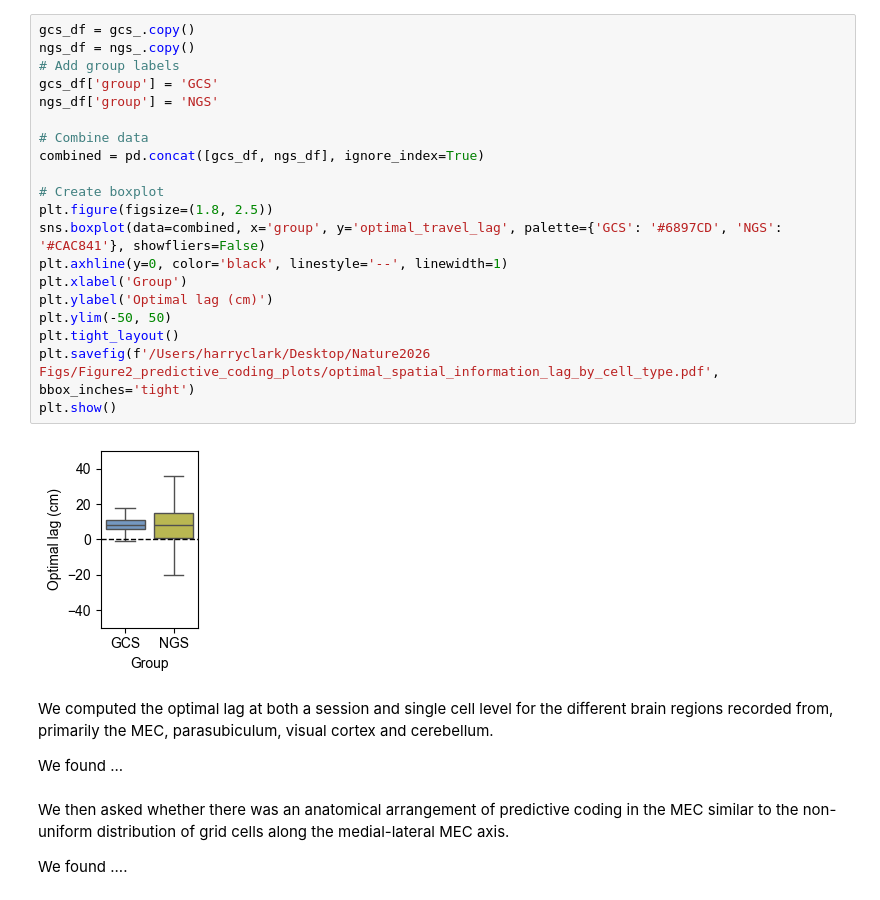
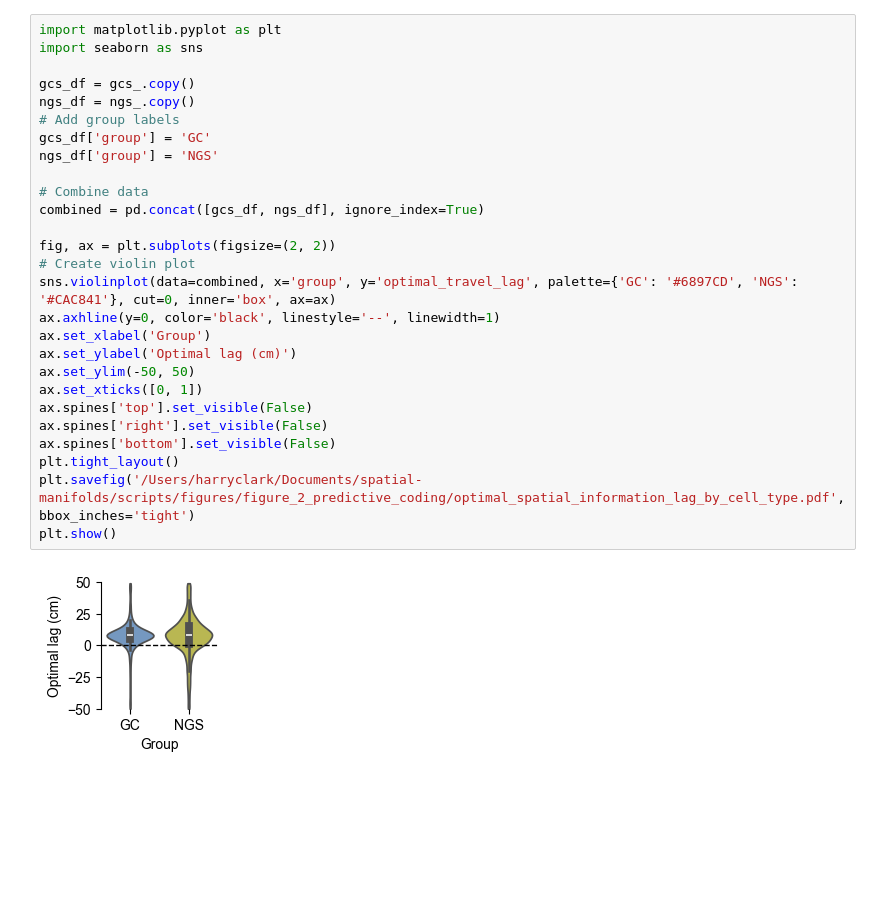
Before and after one commit to HDClark94/spatial-manifolds, a Jupyter notebook: scripts/figures/figure_2_predictive_coding/standard_versus_predictive_cell_classification.ipynb, the cells around one changed output. Drawn from its saved outputs; the diff is of its cells as text; blank space fills up the shorter version.

```diff
--- a/scripts/figures/figure_2_predictive_coding/standard_versus_predictive_cell_classification.ipynb
+++ b/scripts/figures/figure_2_predictive_coding/standard_versus_predictive_cell_classification.ipynb
@@ -178,30 +442,29 @@ plt.show()
 # %%
+import matplotlib.pyplot as plt
+import seaborn as sns
+
 gcs_df = gcs_.copy()
 ngs_df = ngs_.copy()
 # Add group labels
-gcs_df['group'] = 'GCS'
+gcs_df['group'] = 'GC'
 ngs_df['group'] = 'NGS'
 
 # Combine data
 combined = pd.concat([gcs_df, ngs_df], ignore_index=True)
 
-# Create boxplot
-plt.figure(figsize=(1.8, 2.5))
-sns.boxplot(data=combined, x='group', y='optimal_travel_lag', palette={'GCS': '#6897CD', 'NGS': '#CAC841'}, showfliers=False)
-plt.axhline(y=0, color='black', linestyle='--', linewidth=1)
-plt.xlabel('Group')
-plt.ylabel('Optimal lag (cm)')
-plt.ylim(-50, 50)
+fig, ax = plt.subplots(figsize=(2, 2))
+# Create violin plot
+sns.violinplot(data=combined, x='group', y='optimal_travel_lag', palette={'GC': '#6897CD', 'NGS': '#CAC841'}, cut=0, inner='box', ax=ax)
+ax.axhline(y=0, color='black', linestyle='--', linewidth=1)
+ax.set_xlabel('Group')
+ax.set_ylabel('Optimal lag (cm)')
+ax.set_ylim(-50, 50)
+ax.set_xticks([0, 1])
+ax.spines['top'].set_visible(False)
+ax.spines['right'].set_visible(False)
+ax.spines['bottom'].set_visible(False)
 plt.tight_layout()
-plt.savefig(f'/Users/harryclark/Desktop/Nature2026 Figs/Figure2_predictive_coding_plots/optimal_spatial_information_lag_by_cell_type.pdf', bbox_inches='tight')
+plt.savefig('/Users/harryclark/Documents/spatial-manifolds/scripts/figures/figure_2_predictive_coding/optimal_spatial_information_lag_by_cell_type.pdf', bbox_inches='tight')
 plt.show()
 # %% [output]
-[figure, old version]
+[figure, new version]
-# %% [markdown]
-We computed the optimal lag at both a session and single cell level for the different brain regions recorded from, primarily the MEC, parasubiculum, visual cortex and cerebellum.
-
-We found ...
-# %% [markdown]
-We then asked whether there was an anatomical arrangement of predictive coding in the MEC similar to the non-uniform distribution of grid cells along the medial-lateral MEC axis.
-
-We found ....
```
Also changed, not shown: parts of 13 cells of this notebook, 1 other file.
